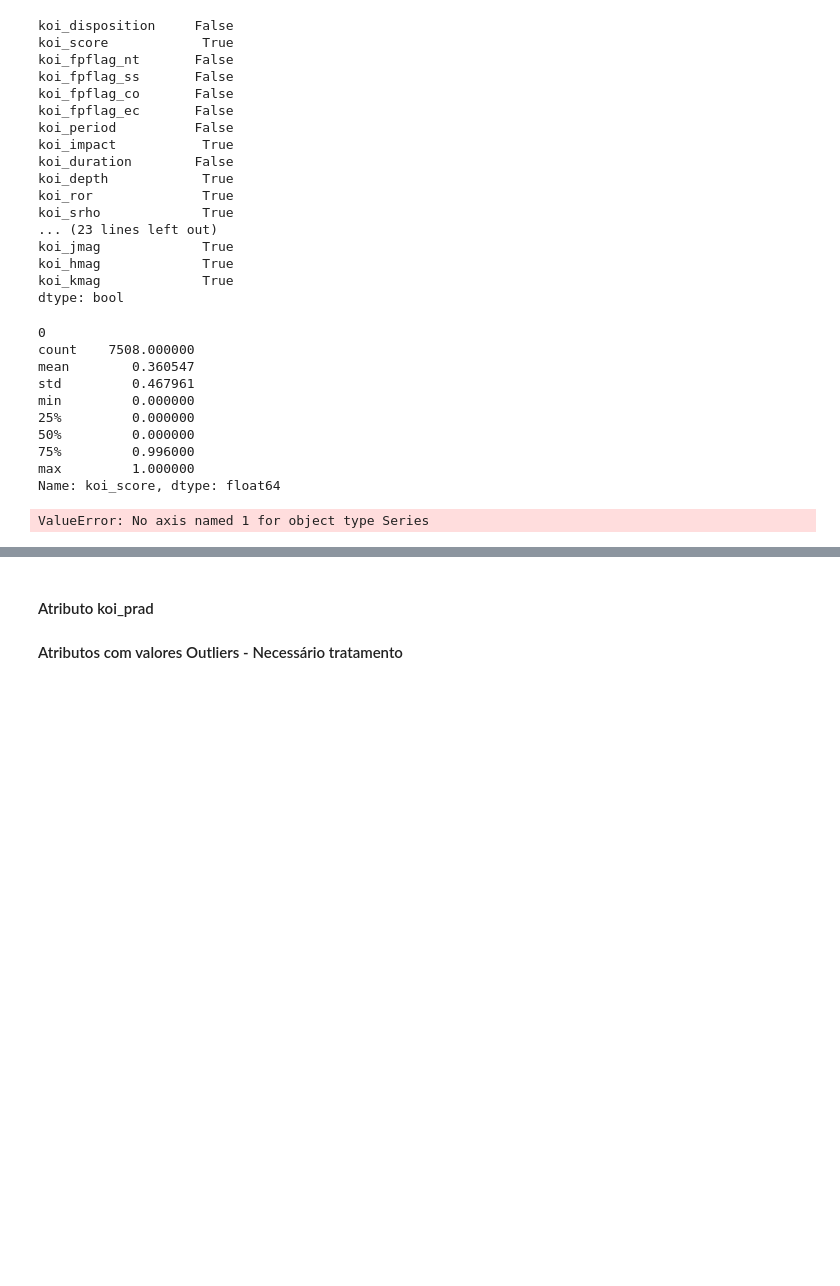
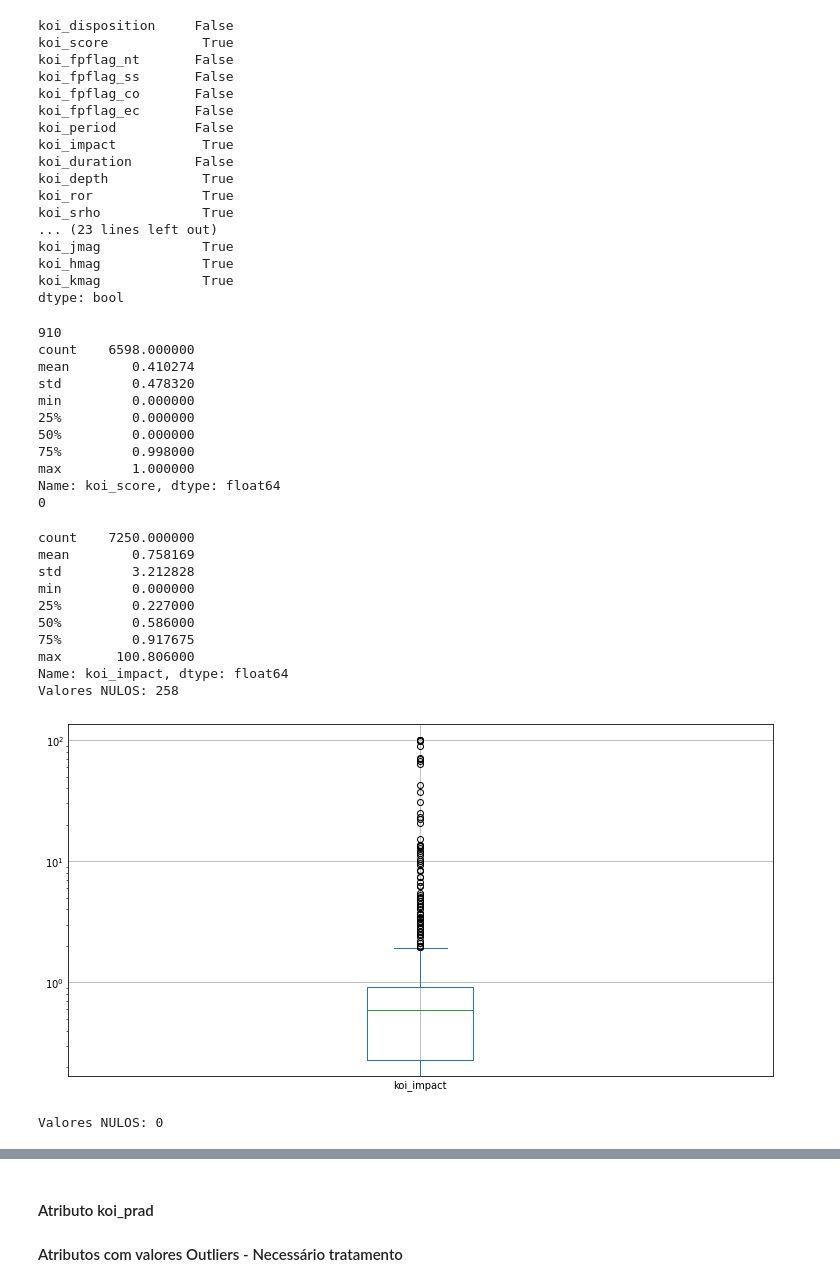
Before and after one commit to diogopena/exoplanet_classification_ml_model, a Jupyter notebook: exoplanet-ml-model-pt-br.ipynb, the cells around one changed output, grey strips where cells are left out. Drawn from its saved outputs; the diff is of its cells as text; code cells hidden in the pictures; blank space fills up the shorter version.

Commit message:
Kaggle Notebook | exoplanet_ml_model[PT-BR] | Version 13

```diff
--- a/exoplanet-ml-model-pt-br.ipynb
+++ b/exoplanet-ml-model-pt-br.ipynb
@@ -38,6 +37,8 @@ Carregamento completo. O Shape do dataset completo é (9564, 141)
 # %%
+# Criação do dataset de dados - realizando o drop dos atributos que não serão utilizados no treinamento
 # Atributos retirados da tabela incluem valores de erros dos instrumentos de medidas e datas irrelevantes
-df_exoplanets_data = df_exoplanets_full.loc[:,df_exoplanets_full.columns.drop([
+df_exoplanets_data = df_exoplanets_full.copy()
+df_exoplanets_data.drop(columns=[
                                               'koi_pdisposition',
                                               'koi_vet_stat',
                                               'koi_vet_date',
@@ -131,7 +132,7 @@ df_exoplanets_data = df_exoplanets_full.loc[:,df_exoplanets_full.columns.drop([
                                               'koi_dikco_mdec_err',
                                               'koi_dikco_msky',
                                               'koi_dikco_msky_err'
-                                             ])]
+                                             ],axis=1,inplace=True)
 
 print('O shape do dataset df_exoplanets_data é ' + str(df_exoplanets_data.shape))
 print('Total de colunas excluídas: ' + str(df_exoplanets_full.shape[1]-df_exoplanets_data.shape[1]))
@@ -185,8 +186,11 @@ O shape do dataset df_exoplanets_data é (9564, 38)
 
 # A primeira base será utilizada para treinamento e teste
 # A base de candidatos poderá ser utlizada para verificação de quais objetos de interesse seriam confirmados como planetas utilizando o modelo
-df_exoplanets_candidates = df_exoplanets_data.loc[df_exoplanets_data['koi_disposition']=='CANDIDATE',:]
-df_exoplanets = df_exoplanets_data.loc[df_exoplanets_data['koi_disposition']!='CANDIDATE',:]
+
+
+
+df_exoplanets_candidates = df_exoplanets_data.loc[df_exoplanets_data['koi_disposition']=='CANDIDATE']
+df_exoplanets = df_exoplanets_data.loc[df_exoplanets_data['koi_disposition']!='CANDIDATE']
 
 print('O shape do dataset df_exoplanets_candidates é ' + str(df_exoplanets_candidates.shape))
 print('O shape do dataset df_exoplanets é ' + str(df_exoplanets.shape))
@@ -234,30 +238,42 @@ dtype: bool
 print(df_exoplanets.koi_score.isna().sum()) #Somatorio de valores nulos
 print(df_exoplanets.koi_score.describe())
 #Como o koi_score é a confiança em relação a classe do registro. Preenchimento dos valores nulos será de acordo com o pior caso. Substituição de NULO por ZERO
-#df_exoplanets.loc[:,'koi_score'].fillna(value=0,axis=1, inplace=True)
-#print(df_exoplanets.koi_score.isna().sum()) #Somatorio de valores nulos
-#df_exoplanets
+df_exoplanets.koi_score.fillna(0,inplace=True)
+print(df_exoplanets.koi_score.isna().sum()) #Somatorio de valores nulos
 # %% [output]
-0
-count    7508.000000
-mean        0.360547
-std         0.467961
+910
+count    6598.000000
+mean        0.410274
+std         0.478320
 min         0.000000
 25%         0.000000
 50%         0.000000
-75%         0.996000
+75%         0.998000
 max         1.000000
 Name: koi_score, dtype: float64
+0
-ValueError: No axis named 1 for object type Series
 # %%
 # Atributo koi_impact com valores Outliers
-#print(df_exoplanets.koi_impact.describe())
-#print('Valores NULOS: ' + str(df_exoplanets.koi_impact.isna().sum()))
-#df_exoplanets.koi_impact.plot(kind='box',figsize=(10,5),logy=True)
-#plt.show()
+print(df_exoplanets.koi_impact.describe())
+print('Valores NULOS: ' + str(df_exoplanets.koi_impact.isna().sum()))
+df_exoplanets.koi_impact.plot(kind='box',figsize=(10,5),logy=True)
+plt.show()
 # Inseridos Valores Médios
-#df_exoplanets.koi_impact.fillna(df_exoplanets.koi_impact.mean(), inplace=True)
-#print('Valores NULOS: ' + str(df_exoplanets.koi_impact.isna().sum()))
+df_exoplanets.koi_impact.fillna(df_exoplanets.koi_impact.mean(), inplace=True)
+print('Valores NULOS: ' + str(df_exoplanets.koi_impact.isna().sum()))
 # Outliers mantidos por terem significado
+# %% [output]
+count    7250.000000
+mean        0.758169
+std         3.212828
+min         0.000000
+25%         0.227000
+50%         0.586000
+75%         0.917675
+max       100.806000
+Name: koi_impact, dtype: float64
+Valores NULOS: 258
+[figure, added]
+Valores NULOS: 0
 # %%
 # Atributo koi_depth com valores Outliers
```
Also changed, not shown: parts of 71 cells of this notebook.
